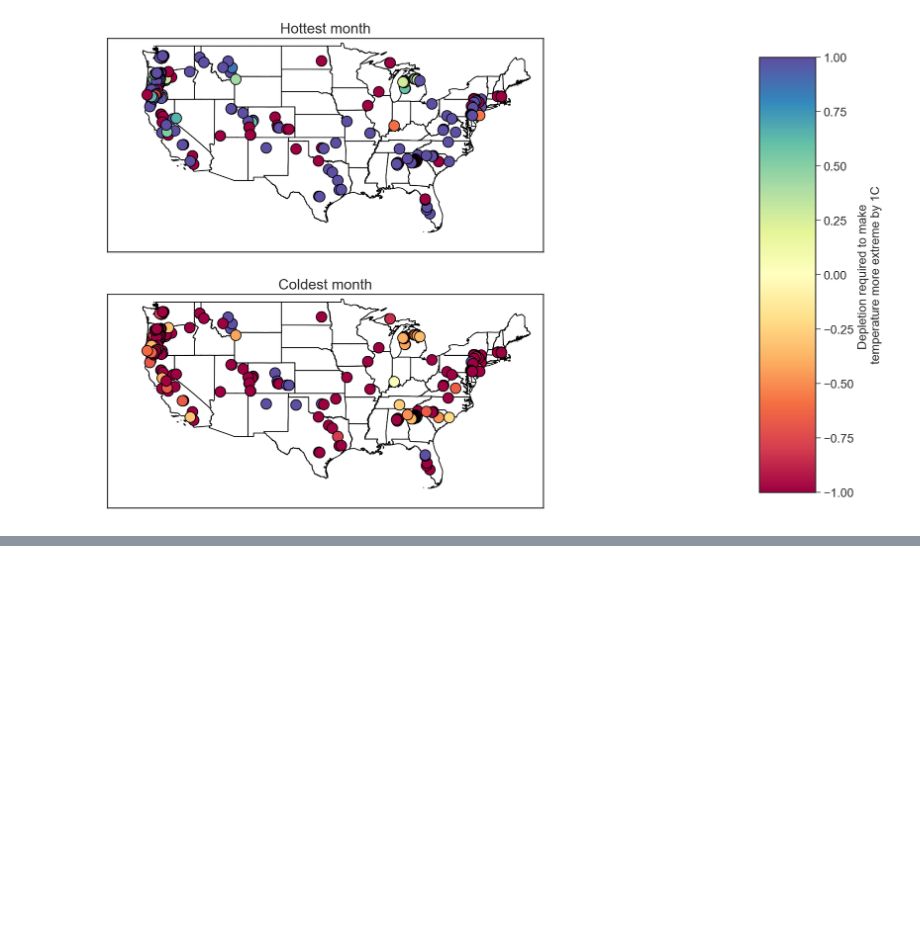
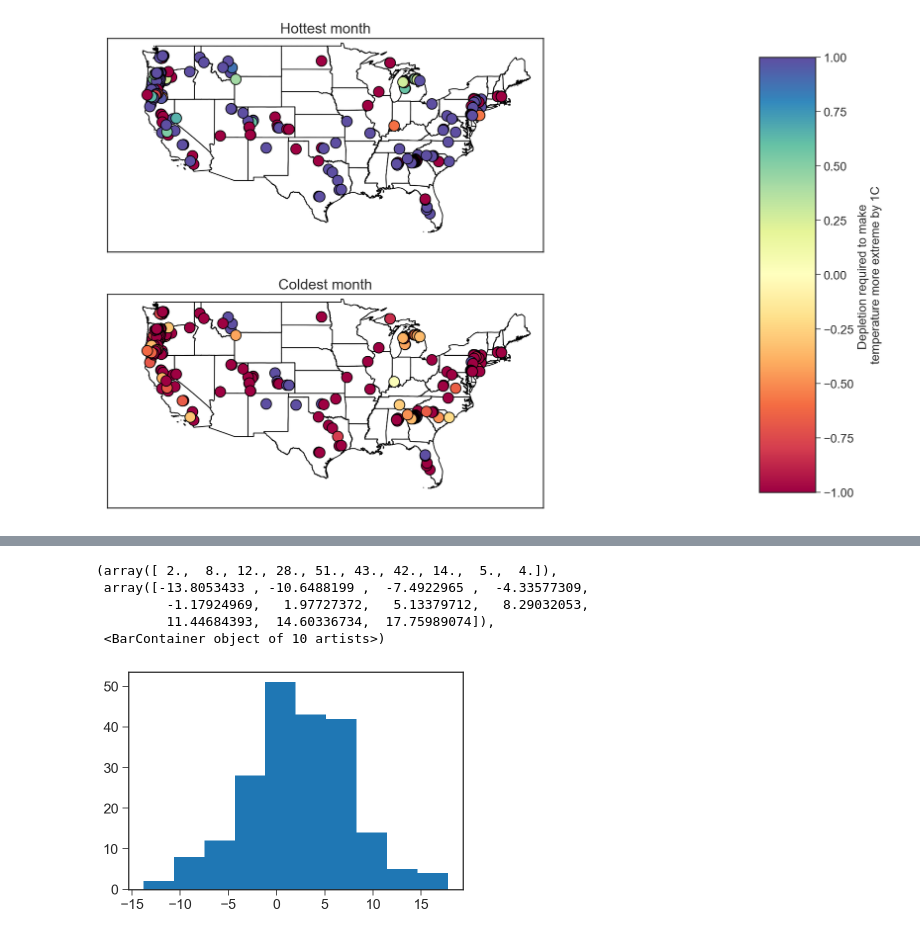
Before and after one commit to lapidesd/streamflow_depletion_metrics_replacement, a Jupyter notebook: Code/regression_thermo_explore.ipynb, the cells around one changed output, grey strips where cells are left out. Saved outputs shown, nothing was run; the diff lists cells and outputs as text; code cells hidden in the pictures; blank space fills up the shorter version.

```diff
--- a/Code/regression_thermo_explore.ipynb
+++ b/Code/regression_thermo_explore.ipynb
@@ -1467,0 +1538,9 @@ Text(0, 0.5, 'Depletion required to make \ntemperature more extreme by 1C')
+# %%
+plt.hist((cold_tempterm/winter_avals-1/winter_avals))
+# %% [output]
+(array([ 2.,  8., 12., 28., 51., 43., 42., 14.,  5.,  4.]),
+ array([-13.8053433 , -10.6488199 ,  -7.4922965 ,  -4.33577309,
+         -1.17924969,   1.97727372,   5.13379712,   8.29032053,
+         11.44684393,  14.60336734,  17.75989074]),
+ <BarContainer object of 10 artists>)
+[figure, added]
```
Also changed, not shown: parts of 8 cells of this notebook.
